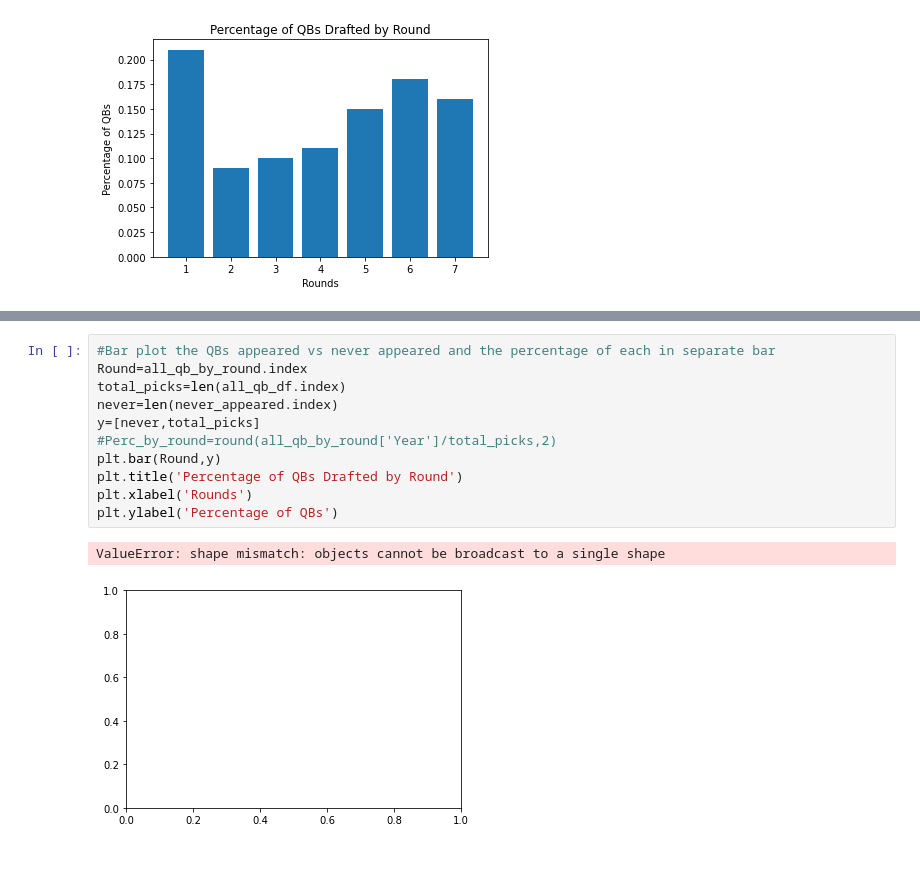
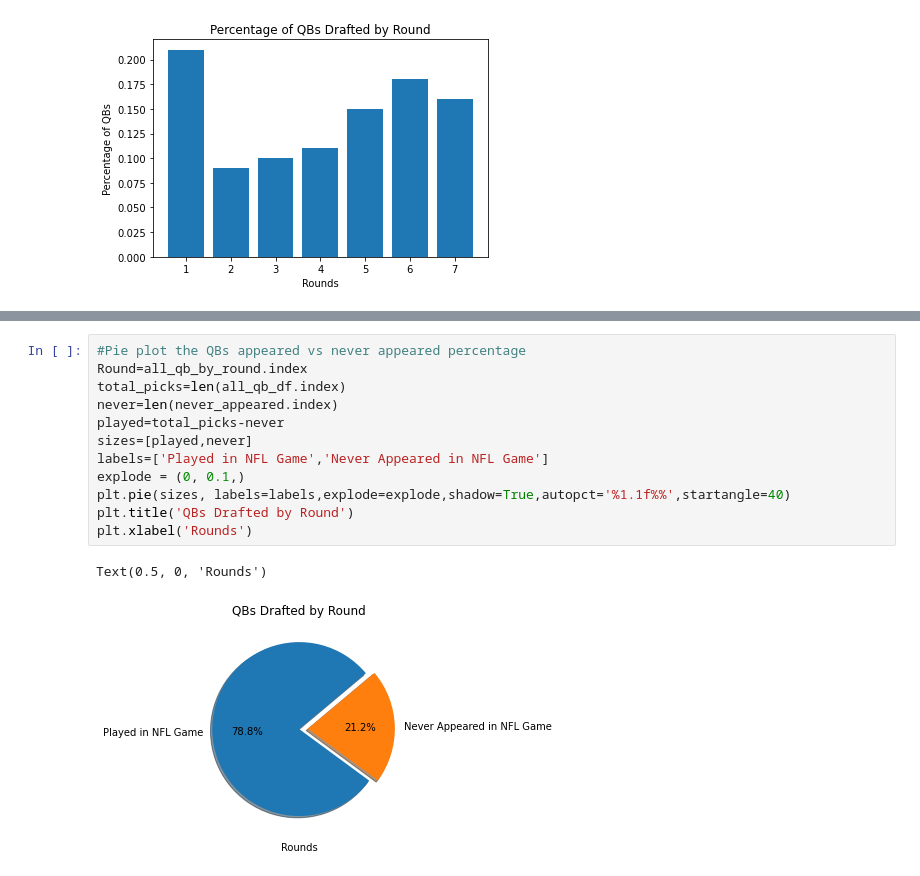
Before and after one commit to mikejackson35/mica_team, a Jupyter notebook: CC_QBDraftAnalysis.ipynb, the cells around one changed output, grey strips where cells are left out. Saved outputs shown, nothing was run; the diff lists cells and outputs as text.

```diff
--- a/CC_QBDraftAnalysis.ipynb
+++ b/CC_QBDraftAnalysis.ipynb
@@ -156,14 +143,15 @@ never_appeared=all_qb_df.loc[all_qb_df['G']==0,:]
 # %%
-#Bar plot the QBs appeared vs never appeared and the percentage of each in separate bar
+#Pie plot the QBs appeared vs never appeared percentage
 Round=all_qb_by_round.index
 total_picks=len(all_qb_df.index)
 never=len(never_appeared.index)
-y=[never,total_picks]
-#Perc_by_round=round(all_qb_by_round['Year']/total_picks,2)
-plt.bar(Round,y)
-plt.title('Percentage of QBs Drafted by Round')
+played=total_picks-never
+sizes=[played,never]
+labels=['Played in NFL Game','Never Appeared in NFL Game']
+explode = (0, 0.1,)
+plt.pie(sizes, labels=labels,explode=explode,shadow=True,autopct='%1.1f%%',startangle=40)
+plt.title('QBs Drafted by Round')
 plt.xlabel('Rounds')
-plt.ylabel('Percentage of QBs')
 # %% [output]
-ValueError: shape mismatch: objects cannot be broadcast to a single shape
+Text(0.5, 0, 'Rounds')
-[figure, old version]
+[figure, new version]
```
Also changed, not shown: parts of 4 cells of this notebook, 4 other files.
